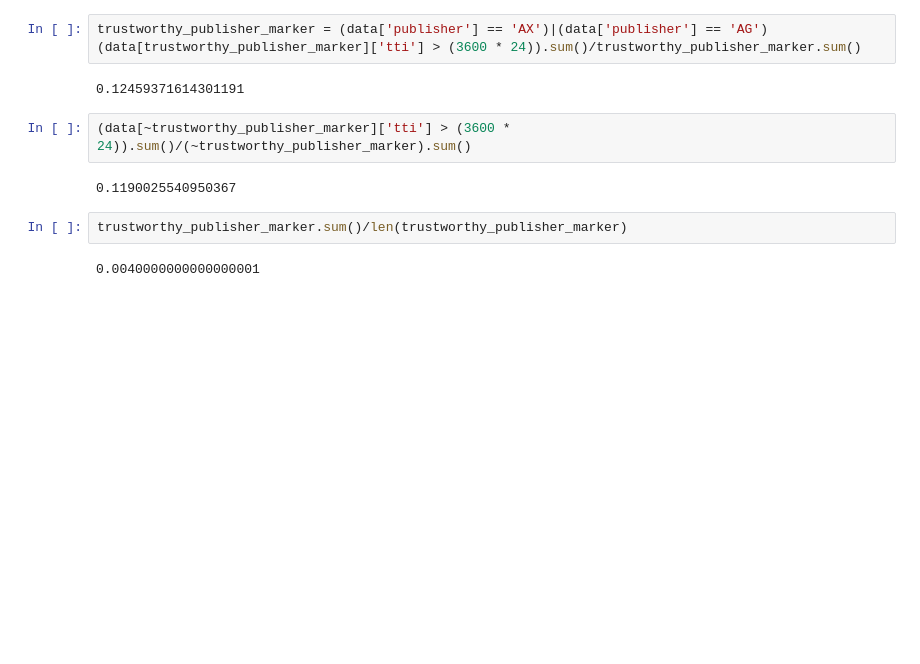
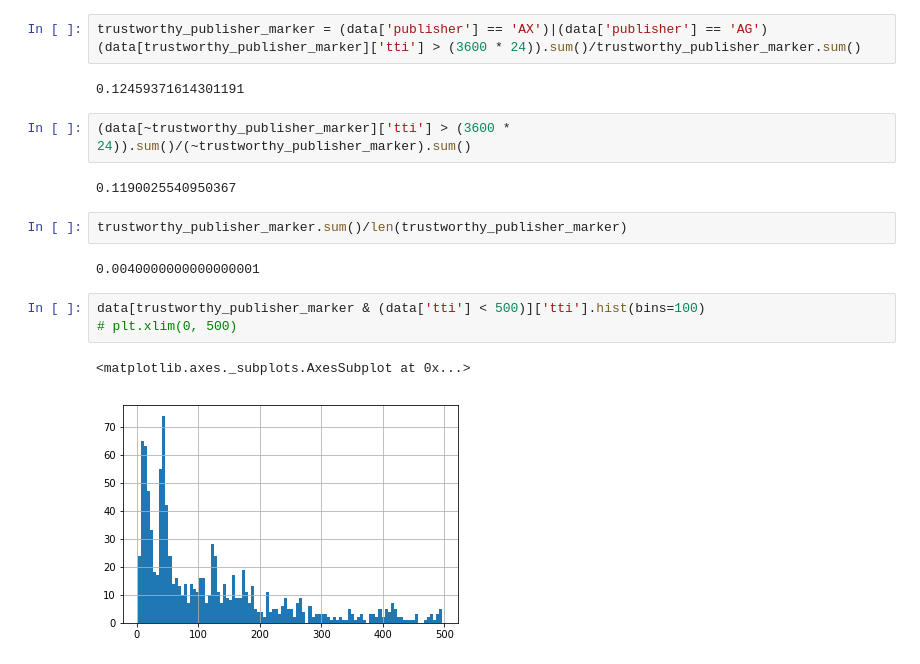
Before and after one commit to nazariinyzhnyk/mobile-ua-fraud-classification, a Jupyter notebook: EDA.ipynb, the cells around one changed output. Saved outputs shown, nothing was run; the diff lists cells and outputs as text; blank space fills up the shorter version.

```diff
--- a/EDA.ipynb
+++ b/EDA.ipynb
@@ -349,3 +450,9 @@ trustworthy_publisher_marker = (data['publisher'] == 'AX')|(data['publisher'] ==
 trustworthy_publisher_marker.sum()/len(trustworthy_publisher_marker)
 # %% [output]
 0.0040000000000000001
+# %%
+data[trustworthy_publisher_marker & (data['tti'] < 500)]['tti'].hist(bins=100)
+# plt.xlim(0, 500)
+# %% [output]
+<matplotlib.axes._subplots.AxesSubplot at 0x...>
+[figure, added]
```
Also changed, not shown: parts of 7 cells of this notebook, 2 other files.
